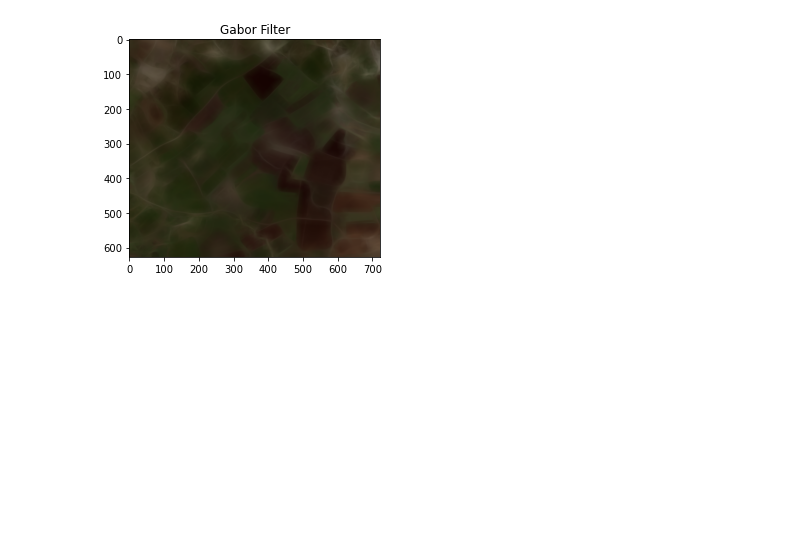
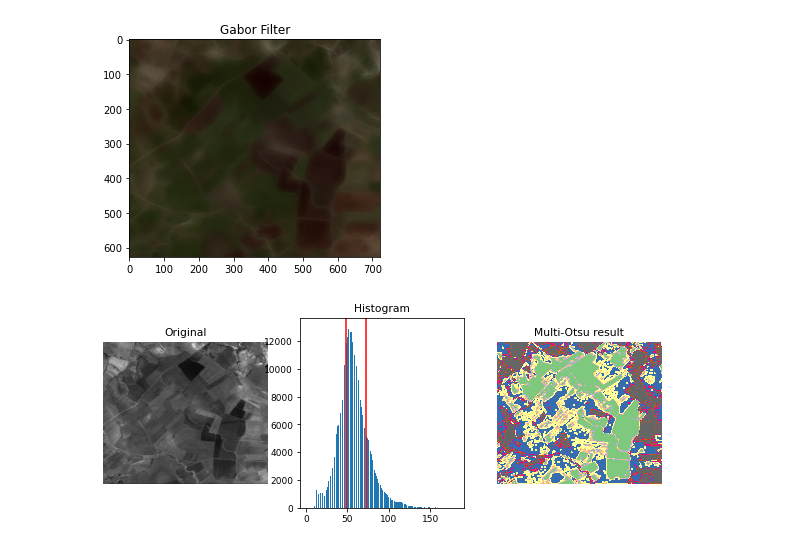
Before and after one commit to AIT-LAHCEN/crop-mapping, a Jupyter notebook: Code.ipynb, the cells around one changed output. Drawn from its saved outputs; the diff is of its cells as text; code cells hidden in the pictures; blank space fills up the shorter version.

Commit message:
Multi-Otsu Thresholding

```diff
--- a/Code.ipynb
+++ b/Code.ipynb
@@ -235,0 +242,38 @@ plt.show()
+# %%
+# Setting the font size for all plots.
+matplotlib.rcParams['font.size'] = 9
+# %%
+# The input image with gray scale
+image = cv2.imread('Images/test2.jpg',cv2.IMREAD_GRAYSCALE)
+# %%
+# Applying multi-Otsu threshold for the default value, generating
+# three classes.
+thresholds = threshold_multiotsu(image)
+# %%
+# Using the threshold values, we generate the three regions.
+regions = np.digitize(image, bins=thresholds)
+# %%
+fig, ax = plt.subplots(nrows=1, ncols=3, figsize=(10, 3.5))
+
+# Plotting the original image.
+ax[0].imshow(image, cmap='gray')
+ax[0].set_title('Original')
+ax[0].axis('off')
+
+# Plotting the histogram and the two thresholds obtained from
+# multi-Otsu.
+ax[1].hist(image.ravel(), bins=255)
+ax[1].set_title('Histogram')
+for thresh in thresholds:
+    ax[1].axvline(thresh, color='r')
+
+    # Plotting the Multi Otsu result.
+ax[2].imshow(regions, cmap='Accent')
+ax[2].set_title('Multi-Otsu result')
+ax[2].axis('off')
+
+plt.subplots_adjust()
+
+plt.show()
+# %% [output]
+[figure, added]
```
Also changed, not shown: parts of 2 cells of this notebook.
